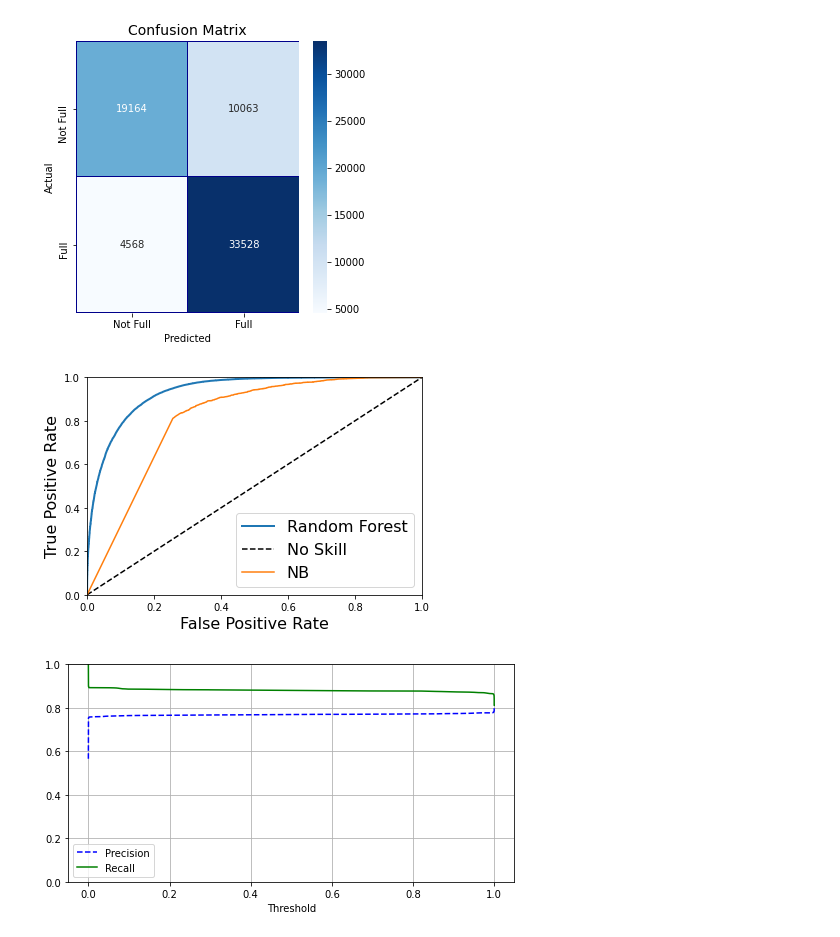
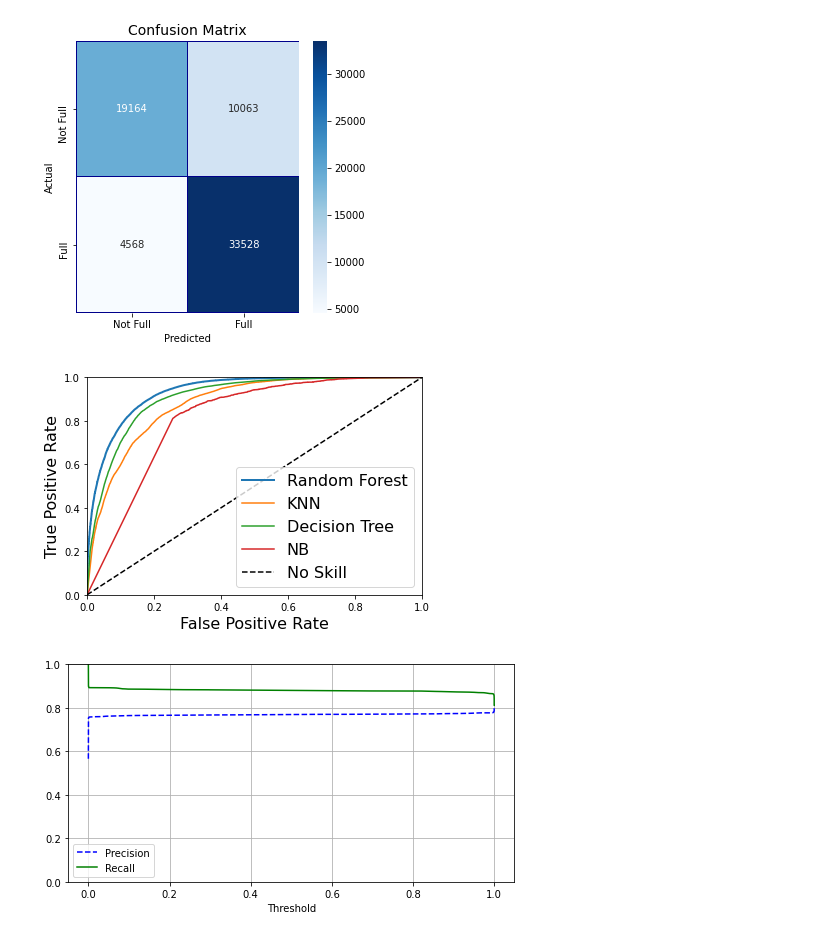
Before and after one commit to lowry777/3253-Project_Group-18, a Jupyter notebook: Group18_3253_Project-Toronto_Shelter_Occupancy.ipynb, the cells around one changed output. Saved outputs shown, nothing was run; the diff lists cells and outputs as text; code cells hidden in the pictures.

Commit message:
Decision Tree

```diff
--- a/Group18_3253_Project-Toronto_Shelter_Occupancy.ipynb
+++ b/Group18_3253_Project-Toronto_Shelter_Occupancy.ipynb
@@ -992,0 +1144,29 @@ Decision Tree Classifier
+# %%
+from sklearn.metrics import roc_curve
+
+#for random forest
+fpr_forest, tpr_forest, thresholds_forest = roc_curve(y_train, y_forest_scores)
+
+#for KNN
+fpr_knn, tpr_knn, thresholds_knn = roc_curve(y_train, y_knn_scores)
+
+#for tree
+fpr_tree, tpr_tree, thresholds_tree = roc_curve(y_train, y_tree_scores)
+
+#for no skill
+fpr_ns, tpr_ns, thresholds_ns = roc_curve(y_train, ns_probs)
+
+def plot_roc_curve(fpr, tpr, label=None):
+    plt.plot(fpr, tpr, linewidth=2, label=label)
+    #plt.plot([0, 1], [0, 1], 'k--')
+    plt.axis([0, 1, 0, 1])
+    plt.xlabel('False Positive Rate', fontsize=16)
+    plt.ylabel('True Positive Rate', fontsize=16)
+
+#Plot the Roc Curve
+plot_roc_curve(fpr_forest, tpr_forest, "Random Forest")
+plot_roc_curve(fpr_knn, tpr_knn, "KNN")
+plot_roc_curve(fpr_tree, tpr_tree, "Decision Tree")
+plt.plot(fpr_ns, tpr_ns, 'k--', label="No Skill")
+plt.legend(loc="lower right", fontsize=16)
+plt.show()
@@ -1036,30 +1286,38 @@ plt.show()
 # %%
 from sklearn.metrics import roc_curve
 
 #for random forest
 fpr_forest, tpr_forest, thresholds_forest = roc_curve(y_train, y_forest_scores)
 
-#for no skill
-fpr_ns, tpr_ns, thresholds_ns = roc_curve(y_train, ns_probs)
+#for KNN
+fpr_knn, tpr_knn, thresholds_knn = roc_curve(y_train, y_knn_scores)
+
+#for tree
+fpr_tree, tpr_tree, thresholds_tree = roc_curve(y_train, y_tree_scores)
 
 #for NB
 fpr_NB, tpr_NB, thresholds_NB = roc_curve(y_train, y_NB_scores)
+
+#for no skill
+fpr_ns, tpr_ns, thresholds_ns = roc_curve(y_train, ns_probs)
 
 def plot_roc_curve(fpr, tpr, label=None):
     plt.plot(fpr, tpr, linewidth=2, label=label)
     #plt.plot([0, 1], [0, 1], 'k--')
     plt.axis([0, 1, 0, 1])
     plt.xlabel('False Positive Rate', fontsize=16)
     plt.ylabel('True Positive Rate', fontsize=16)
 
 #Plot the Roc Curve
 plot_roc_curve(fpr_forest, tpr_forest, "Random Forest")
+plt.plot(fpr_knn, tpr_knn, label = "KNN")
+plt.plot(fpr_tree, tpr_tree, label = "Decision Tree")
+plt.plot(fpr_NB, tpr_NB, label="NB")
 plt.plot(fpr_ns, tpr_ns, 'k--', label="No Skill")
-plt.plot(fpr_NB, tpr_NB, label="NB")
 plt.legend(loc="lower right", fontsize=16)
 plt.show()
 # %% [output]
-[figure, old version]
+[figure, new version]
 # %%
 #create threshold and precision - recall curve
 from sklearn.metrics import precision_recall_curve
```
Also changed, not shown: parts of 13 cells of this notebook.
